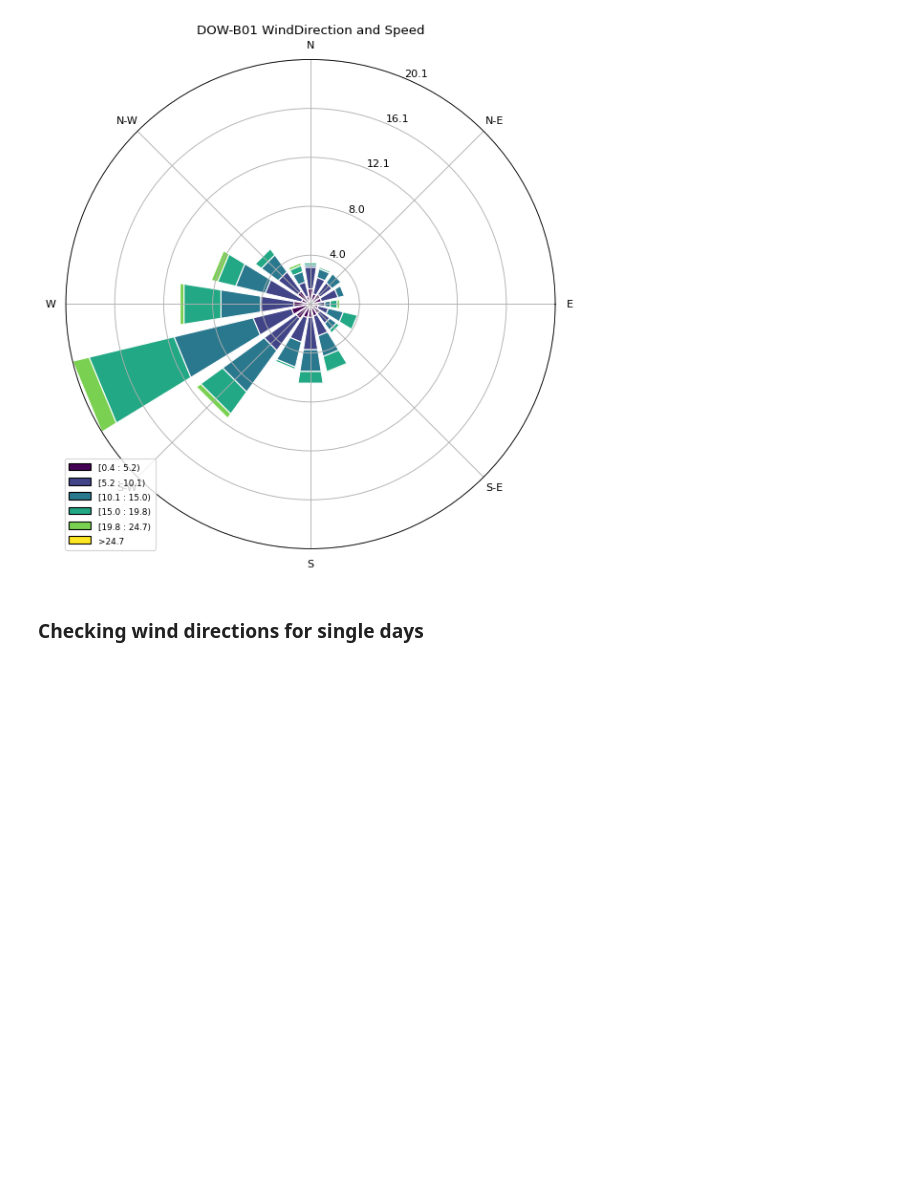
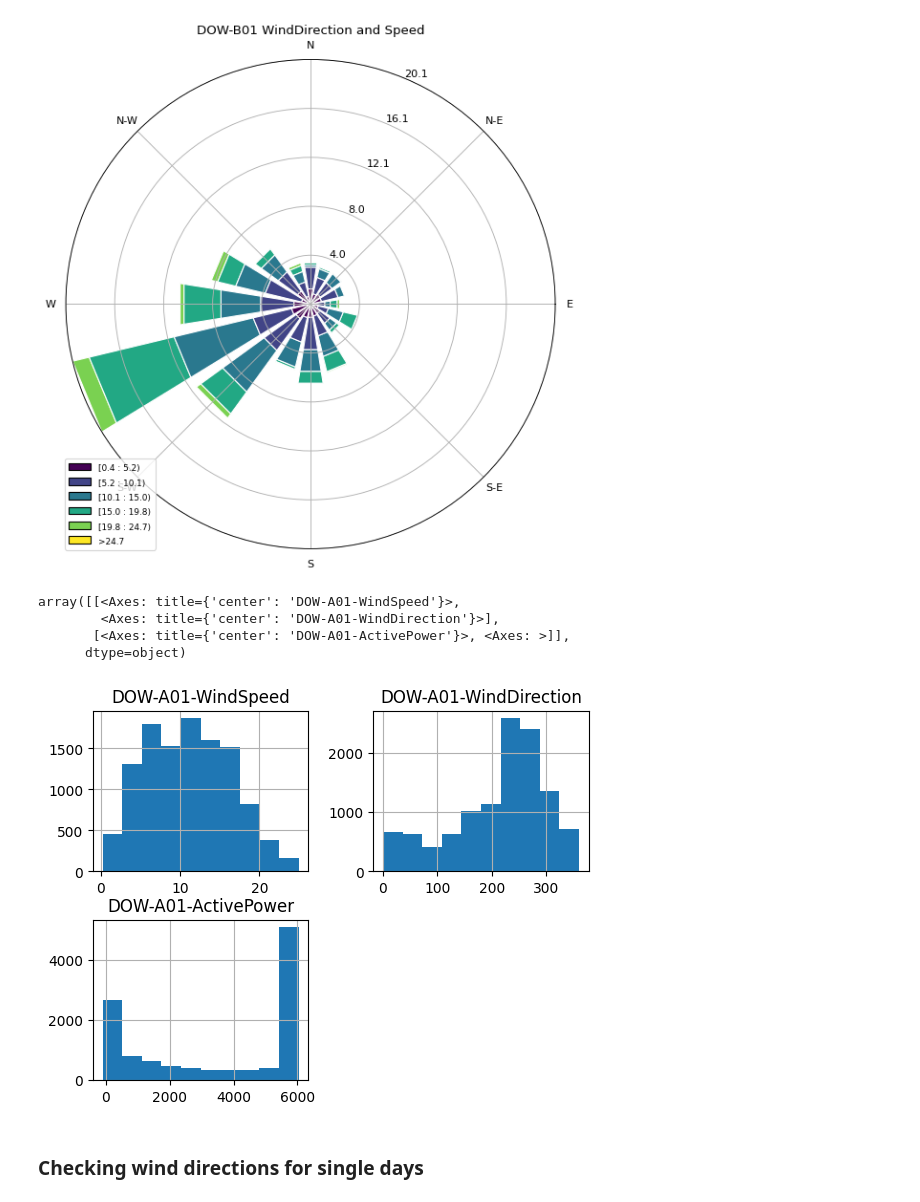
Before and after one commit to sondretb/Master-thesis---Wake-Scada-integration, a Jupyter notebook: pre_data_analysis.ipynb, the cells around one changed output. Drawn from its saved outputs; the diff is of its cells as text; code cells hidden in the pictures; blank space fills up the shorter version.

```diff
--- a/pre_data_analysis.ipynb
+++ b/pre_data_analysis.ipynb
@@ -108,6 +99,16 @@ plt.show()
 [figure]
 [figure]
 [figure]
+# %%
+a01_ap = data['activepower_DOW_2023_10min_avg'][['DOW-A01-ActivePower', 'timestamp']]
+testing = pd.merge(wd_ws_A01, a01_ap, on='timestamp', how='left')
+testing[testing['DOW-A01-WindSpeed']<25].hist()
+# %% [output]
+array([[<Axes: title={'center': 'DOW-A01-WindSpeed'}>,
+        <Axes: title={'center': 'DOW-A01-WindDirection'}>],
+       [<Axes: title={'center': 'DOW-A01-ActivePower'}>, <Axes: >]],
+      dtype=object)
+[figure, added]
 # %% [markdown]
 ### Checking wind directions for single days
 # %%
```
Also changed, not shown: parts of 18 cells of this notebook, 10 other files.
